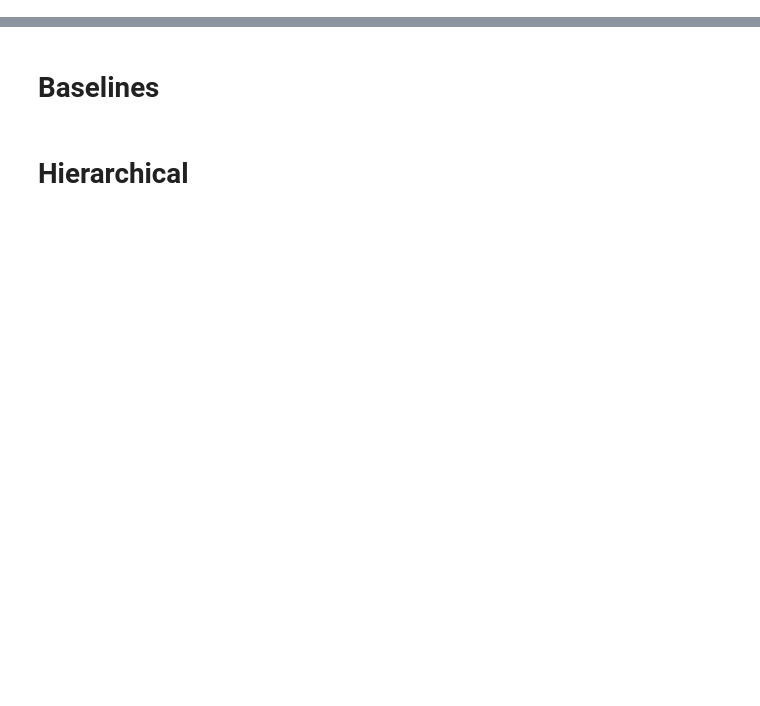
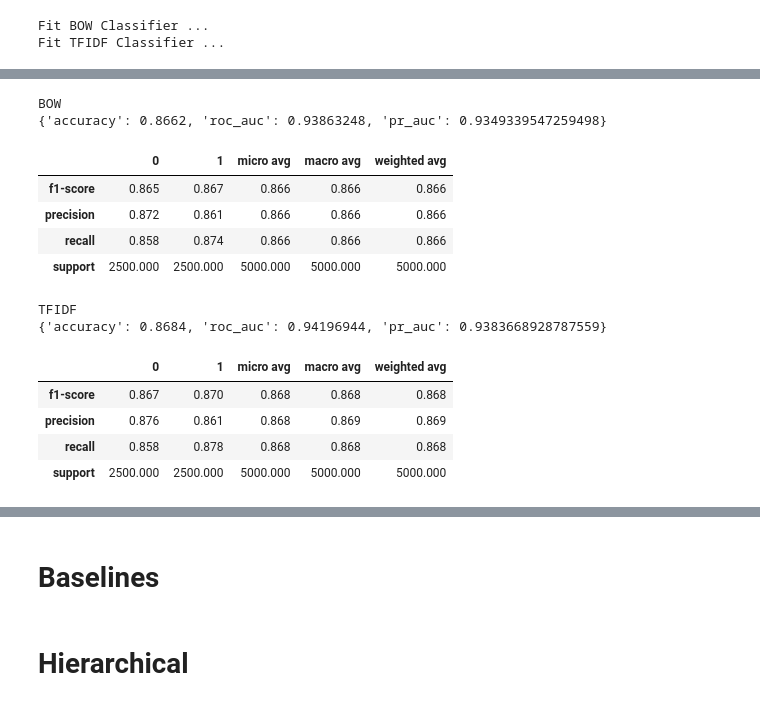
Before and after one commit to successar/PatientVec, a Jupyter notebook: IMDB.ipynb, the cells around one changed output, grey strips where cells are left out. Cells and saved outputs as stored; diff of their text form; code cells hidden in the pictures; blank space fills up the shorter version.

```diff
--- a/IMDB.ipynb
+++ b/IMDB.ipynb
@@ -115,0 +9,21 @@ setup_conditional_experiment_CNN(['gender', 'age', 'ethnicity_c'])
+# %%
+import pandas as pd
+import pickle
+y = list(pd.read_msgpack('preprocess/IMDB/Combined_Structured_Final.msg')['sentiment'])
+X = pickle.load(open('preprocess/IMDB/combined_note_sequences.p', 'rb'))
+# %%
+from preprocess.vocabulary import Vocabulary
+vocab = Vocabulary().load('preprocess/IMDB/')
+# %%
+from sklearn.model_selection import train_test_split
+X_train, X_test, y_train, y_test = train_test_split(X, y, test_size=0.2, stratify=y)
+# %%
+from preprocess.vectorizer import DataHolder
+train_data = DataHolder(X=X_train, y=np.array(y_train)[:, None])
+test_data = DataHolder(X=X_test, y=np.array(y_test)[:, None])
+# %%
+from PatientVec.models.baselines.LR import LR, LDA
+lr = LR({'vocab' : vocab, 'stop_words' : True, 'exp_name' : 'IMDB_test', 'type' : 'classifier', 'norm' : 'l2'})
+lr.train(train_data)
+lr.evaluate(test_data, save_results=False)
+# %% [output]
@@ -115,0 +33,2 @@ setup_conditional_experiment_CNN(['gender', 'age', 'ethnicity_c'])
+Fit BOW Classifier ...
+Fit TFIDF Classifier ...
@@ -115,0 +37,14 @@ setup_conditional_experiment_CNN(['gender', 'age', 'ethnicity_c'])
+BOW
+{'accuracy': 0.8662, 'roc_auc': 0.93863248, 'pr_auc': 0.9349339547259498}
+|  | 0 | 1 | micro avg | macro avg | weighted avg |
+| f1-score | 0.865 | 0.867 | 0.866 | 0.866 | 0.866 |
+| precision | 0.872 | 0.861 | 0.866 | 0.866 | 0.866 |
+| recall | 0.858 | 0.874 | 0.866 | 0.866 | 0.866 |
+| support | 2500.000 | 2500.000 | 5000.000 | 5000.000 | 5000.000 |
+TFIDF
+{'accuracy': 0.8684, 'roc_auc': 0.94196944, 'pr_auc': 0.9383668928787559}
+|  | 0 | 1 | micro avg | macro avg | weighted avg |
+| f1-score | 0.867 | 0.870 | 0.868 | 0.868 | 0.868 |
+| precision | 0.876 | 0.861 | 0.868 | 0.869 | 0.869 |
+| recall | 0.858 | 0.878 | 0.868 | 0.868 | 0.868 |
+| support | 2500.000 | 2500.000 | 5000.000 | 5000.000 | 5000.000 |
```
Also changed, not shown: parts of 25 cells of this notebook, 20 other files.
